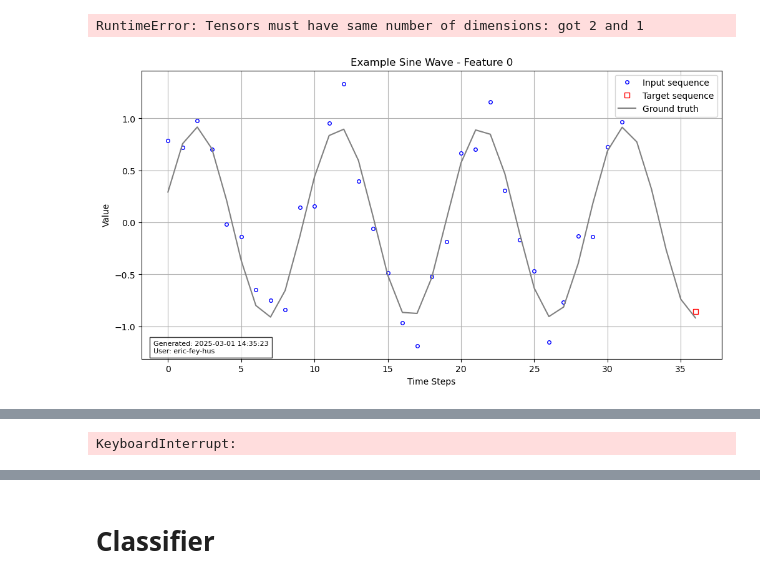
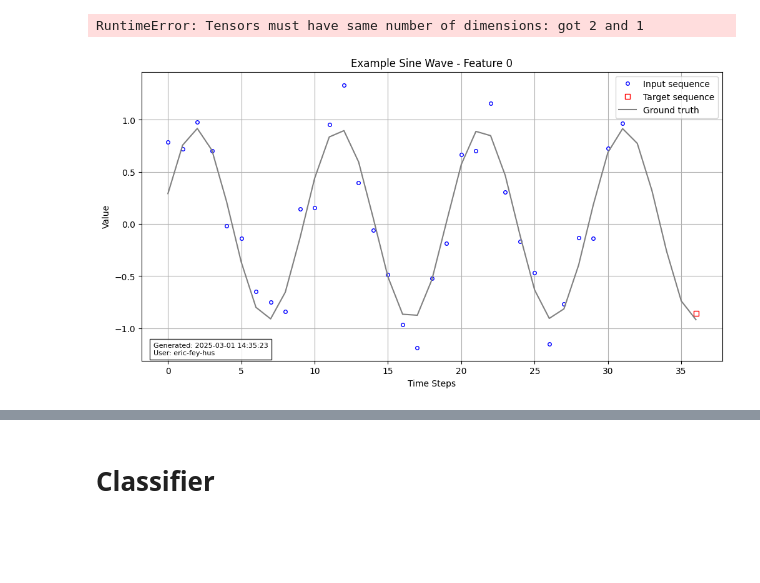
Before and after one commit to eric-fey-hus/ukko, a Jupyter notebook: ukko_get_started.ipynb, the cells around one changed output, grey strips where cells are left out. Drawn from its saved outputs; the diff is of its cells as text; code cells hidden in the pictures; blank space fills up the shorter version.

```diff
--- a/ukko_get_started.ipynb
+++ b/ukko_get_started.ipynb
@@ -203,7 +184,7 @@ def create_data_loaders(batch_size=32, n_samples=1000, n_features=15,
 def test_model_with_sine_data():
     # Parameters
     batch_size = 32
-    n_samples = 100
+    n_samples = 1000
     n_features = 3
     sequence_length = 32
     prediction_length = 5
@@ -218,7 +199,7 @@ def test_model_with_sine_data():
     )
 
     # Initialize model
-    model = ukko.DualAttentionModelOld(
+    model = ukko.core.DualAttentionRegressor(
         n_features=n_features,
         time_steps=sequence_length,
         d_model=128,
@@ -290,33 +259,33 @@ def train_sine_model(model, train_loader, val_loader, epochs=50, lr=0.001, devic
             loss.backward()
             optimizer.step()
 
             train_loss += loss.item()
 
         # Validation
         model.eval()
         val_loss = 0
         with torch.no_grad():
             for x, y in val_loader:
                 x, y = x.to(device), y.to(device)
                 output, _, _ = model(x)
                 #val_loss += criterion(output, y[:, :, 0]).item()
                 val_loss += criterion(output, y).item()
 
         train_loss /= len(train_loader)
         val_loss /= len(val_loader)
 
         print(f"Epoch {epoch+1}/{epochs}")
         print(f"Train Loss: {train_loss:.4f}")
         print(f"Val Loss: {val_loss:.4f}")
 
         # Save best model
         if val_loss < best_val_loss:
             best_val_loss = val_loss
             torch.save(model.state_dict(), 'best_sine_model.pt')
 
 # Train the model
 model, train_loader, val_loader, test_loader = test_model_with_sine_data()
-train_sine_model(model, train_loader, val_loader, device = "cpu")
+train_sine_model(model, train_loader, val_loader, device = "cuda")
 # %% [output]
-[figure, old version]
+[figure, new version]
 Epoch 1/50
@@ -328 +307,0 @@ Val Loss: 0.9457
-KeyboardInterrupt:
```
Also changed, not shown: parts of 6 cells of this notebook, 3 other files.
